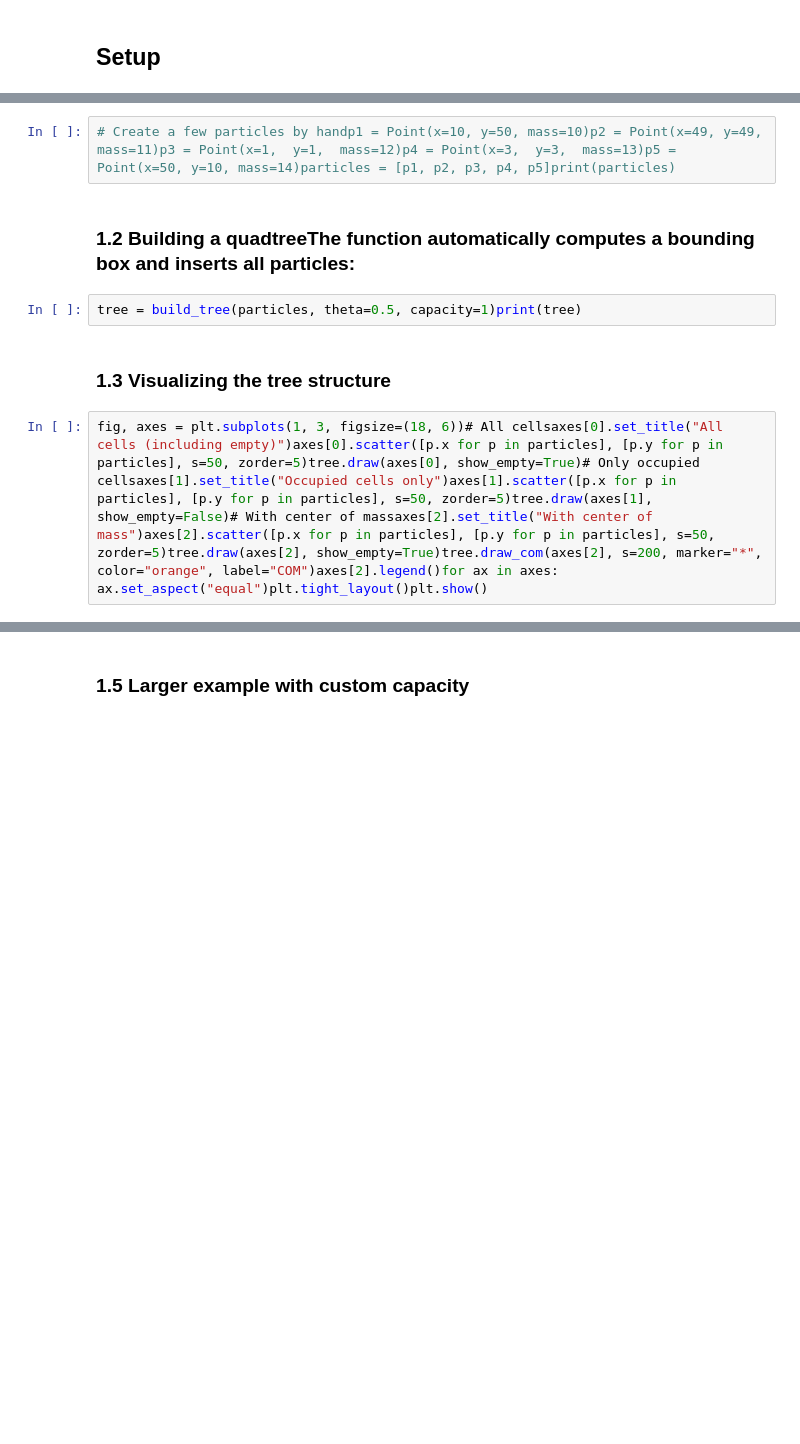
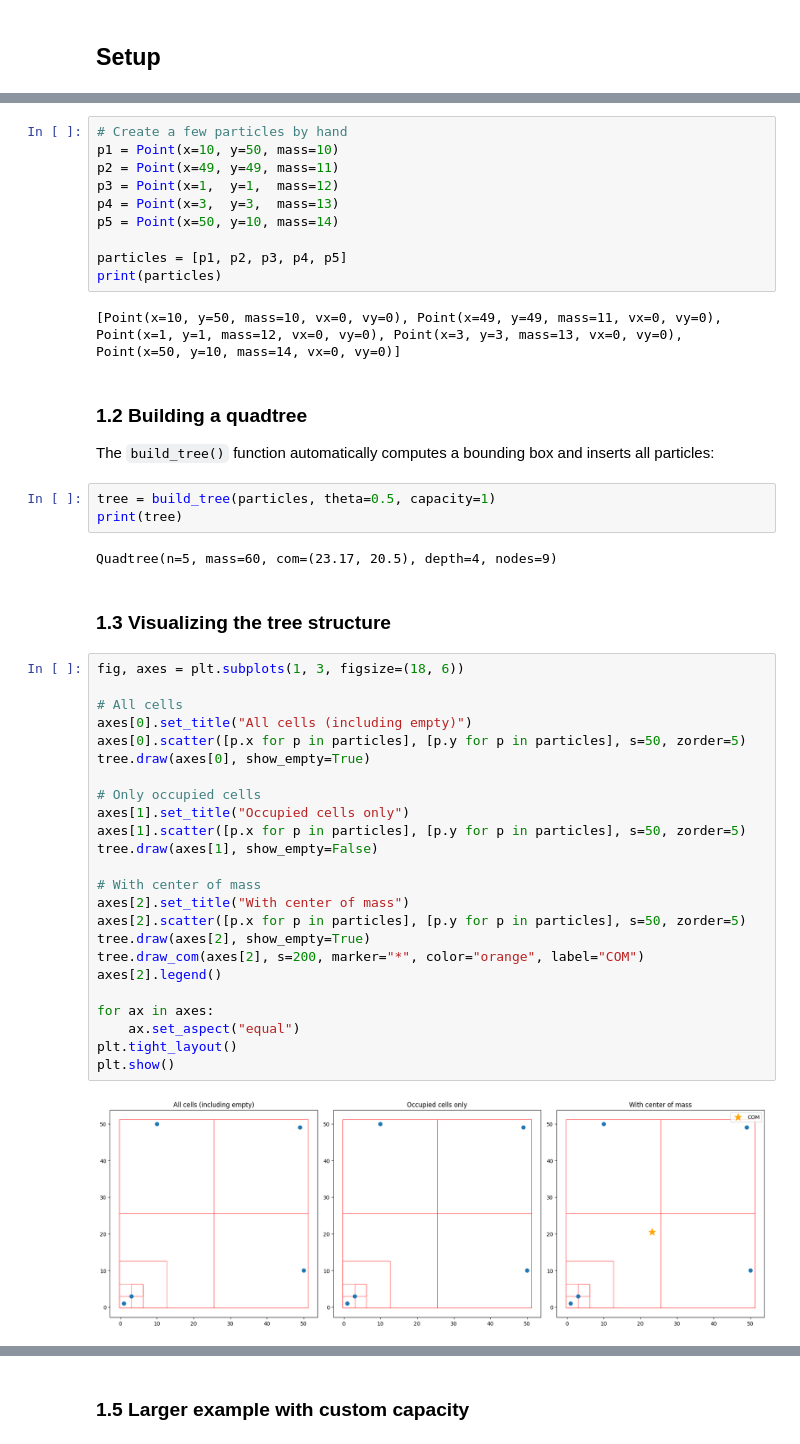
Before and after one commit to Astrojigs/Orbital-simulations, a Jupyter notebook: Examples/Using_barnes_hut.ipynb, the cells around one changed output, grey strips where cells are left out. Drawn from its saved outputs; the diff is of its cells as text; blank space fills up the shorter version.

```diff
--- a/Examples/Using_barnes_hut.ipynb
+++ b/Examples/Using_barnes_hut.ipynb
@@ -9,11 +34,49 @@ import sys, ossys.path.insert(0, os.path.dirname(os.getcwd()) if os.path.basenam
 # %%
-# Create a few particles by handp1 = Point(x=10, y=50, mass=10)p2 = Point(x=49, y=49, mass=11)p3 = Point(x=1,  y=1,  mass=12)p4 = Point(x=3,  y=3,  mass=13)p5 = Point(x=50, y=10, mass=14)particles = [p1, p2, p3, p4, p5]print(particles)
+# Create a few particles by hand
+p1 = Point(x=10, y=50, mass=10)
+p2 = Point(x=49, y=49, mass=11)
+p3 = Point(x=1,  y=1,  mass=12)
+p4 = Point(x=3,  y=3,  mass=13)
+p5 = Point(x=50, y=10, mass=14)
+
+particles = [p1, p2, p3, p4, p5]
+print(particles)
+# %% [output]
+[Point(x=10, y=50, mass=10, vx=0, vy=0), Point(x=49, y=49, mass=11, vx=0, vy=0), Point(x=1, y=1, mass=12, vx=0, vy=0), Point(x=3, y=3, mass=13, vx=0, vy=0), Point(x=50, y=10, mass=14, vx=0, vy=0)]
 # %% [markdown]
-### 1.2 Building a quadtreeThe  function automatically computes a bounding box and inserts all particles:
+### 1.2 Building a quadtree
+The `build_tree()` function automatically computes a bounding box and inserts all particles:
 # %%
-tree = build_tree(particles, theta=0.5, capacity=1)print(tree)
+tree = build_tree(particles, theta=0.5, capacity=1)
+print(tree)
+# %% [output]
+Quadtree(n=5, mass=60, com=(23.17, 20.5), depth=4, nodes=9)
 # %% [markdown]
 ### 1.3 Visualizing the tree structure
 # %%
-fig, axes = plt.subplots(1, 3, figsize=(18, 6))# All cellsaxes[0].set_title("All cells (including empty)")axes[0].scatter([p.x for p in particles], [p.y for p in particles], s=50, zorder=5)tree.draw(axes[0], show_empty=True)# Only occupied cellsaxes[1].set_title("Occupied cells only")axes[1].scatter([p.x for p in particles], [p.y for p in particles], s=50, zorder=5)tree.draw(axes[1], show_empty=False)# With center of massaxes[2].set_title("With center of mass")axes[2].scatter([p.x for p in particles], [p.y for p in particles], s=50, zorder=5)tree.draw(axes[2], show_empty=True)tree.draw_com(axes[2], s=200, marker="*", color="orange", label="COM")axes[2].legend()for ax in axes:    ax.set_aspect("equal")plt.tight_layout()plt.show()
+fig, axes = plt.subplots(1, 3, figsize=(18, 6))
+
+# All cells
+axes[0].set_title("All cells (including empty)")
+axes[0].scatter([p.x for p in particles], [p.y for p in particles], s=50, zorder=5)
+tree.draw(axes[0], show_empty=True)
+
+# Only occupied cells
+axes[1].set_title("Occupied cells only")
+axes[1].scatter([p.x for p in particles], [p.y for p in particles], s=50, zorder=5)
+tree.draw(axes[1], show_empty=False)
+
+# With center of mass
+axes[2].set_title("With center of mass")
+axes[2].scatter([p.x for p in particles], [p.y for p in particles], s=50, zorder=5)
+tree.draw(axes[2], show_empty=True)
+tree.draw_com(axes[2], s=200, marker="*", color="orange", label="COM")
+axes[2].legend()
+
+for ax in axes:
+    ax.set_aspect("equal")
+plt.tight_layout()
+plt.show()
+# %% [output]
+[figure, added]
 # %% [markdown]
```
Also changed, not shown: parts of 17 cells of this notebook, 3 other files.
